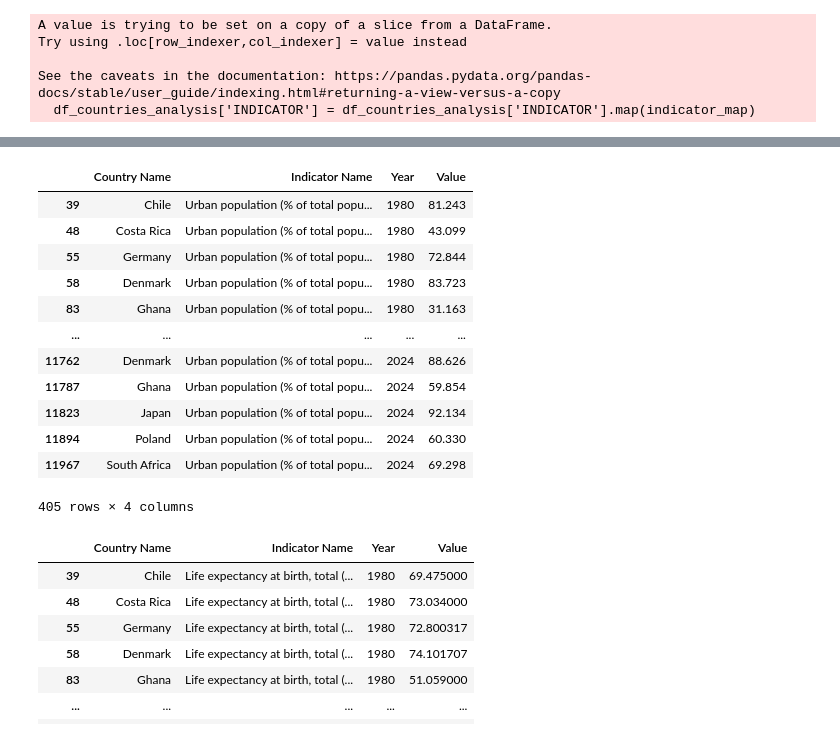
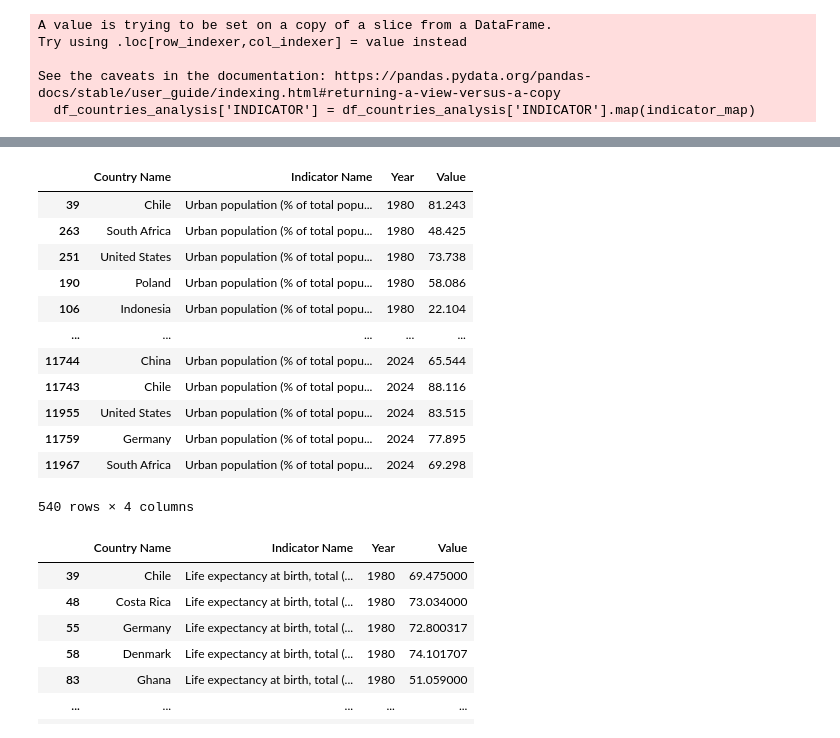
Before and after one commit to MDYCK12/Well-Being-Economics-, a Jupyter notebook: Notebooks/data transformation.ipynb, the cells around one changed output, grey strips where cells are left out. Drawn from its saved outputs; the diff is of its cells as text; code cells hidden in the pictures.

```diff
--- a/Notebooks/data transformation.ipynb
+++ b/Notebooks/data transformation.ipynb
@@ -201,30 +201,30 @@ df_countries_analysis
 # %%
 #converting urban population (UB) dataframe
 # SELECTING COLUMNS TO KEEP AND TO MELT
 columns_to_keep = ["Country Name", "Indicator Name",]
 columns_to_melt = ["1980","1981","1982","1983","1984","1985","1986","1987", "1988", "1989", "1990","1991","1992", "1993","1994","1995","1996","1997","1998","1999","2000","2001","2002","2003","2004","2005","2006","2007","2008","2009","2010","2011","2012","2013","2014","2015","2016","2017","2018","2019","2020","2021","2022","2023","2024" ]
 # melting
 melted_ub_df = pd.melt(temp["urban_population_df"], id_vars=columns_to_keep, value_vars = columns_to_melt, var_name="Year", value_name="Value")
 melted_ub_df
 # selecting indicator urban population and countries
 
-df_countries_ub = melted_ub_df[melted_ub_df['Country Name'].isin(['Germany', 'Denmark', 'Poland','United States','Chile','Costa Rica','Japan','South Africa', 'Ghana','Ivory Coast'])]
+df_countries_ub = melted_ub_df[melted_ub_df['Country Name'].isin(['Germany', 'Denmark', 'Poland','United States','Chile','Costa Rica','Japan','China','Indonesia','South Africa', 'Ghana',"Cote d'Ivoire"])]
 
 df_countries_ub.sort_values("Year")
 # %% [output]
 |  | Country Name | Indicator Name | Year | Value |
 | 39 | Chile | Urban population (% of total popu... | 1980 | 81.243 |
-| 48 | Costa Rica | Urban population (% of total popu... | 1980 | 43.099 |
-| 55 | Germany | Urban population (% of total popu... | 1980 | 72.844 |
-| 58 | Denmark | Urban population (% of total popu... | 1980 | 83.723 |
-| 83 | Ghana | Urban population (% of total popu... | 1980 | 31.163 |
+| 263 | South Africa | Urban population (% of total popu... | 1980 | 48.425 |
+| 251 | United States | Urban population (% of total popu... | 1980 | 73.738 |
+| 190 | Poland | Urban population (% of total popu... | 1980 | 58.086 |
+| 106 | Indonesia | Urban population (% of total popu... | 1980 | 22.104 |
 | ... | ... | ... | ... | ... |
-| 11762 | Denmark | Urban population (% of total popu... | 2024 | 88.626 |
-| 11787 | Ghana | Urban population (% of total popu... | 2024 | 59.854 |
-| 11823 | Japan | Urban population (% of total popu... | 2024 | 92.134 |
-| 11894 | Poland | Urban population (% of total popu... | 2024 | 60.330 |
+| 11744 | China | Urban population (% of total popu... | 2024 | 65.544 |
+| 11743 | Chile | Urban population (% of total popu... | 2024 | 88.116 |
+| 11955 | United States | Urban population (% of total popu... | 2024 | 83.515 |
+| 11759 | Germany | Urban population (% of total popu... | 2024 | 77.895 |
 | 11967 | South Africa | Urban population (% of total popu... | 2024 | 69.298 |
-405 rows × 4 columns
+540 rows × 4 columns
 # %%
 #converting Life Expectancy dataframe
 # SELECTING COLUMNS TO KEEP AND TO MELT
```
Also changed, not shown: parts of 7 cells of this notebook, 1 other file.
